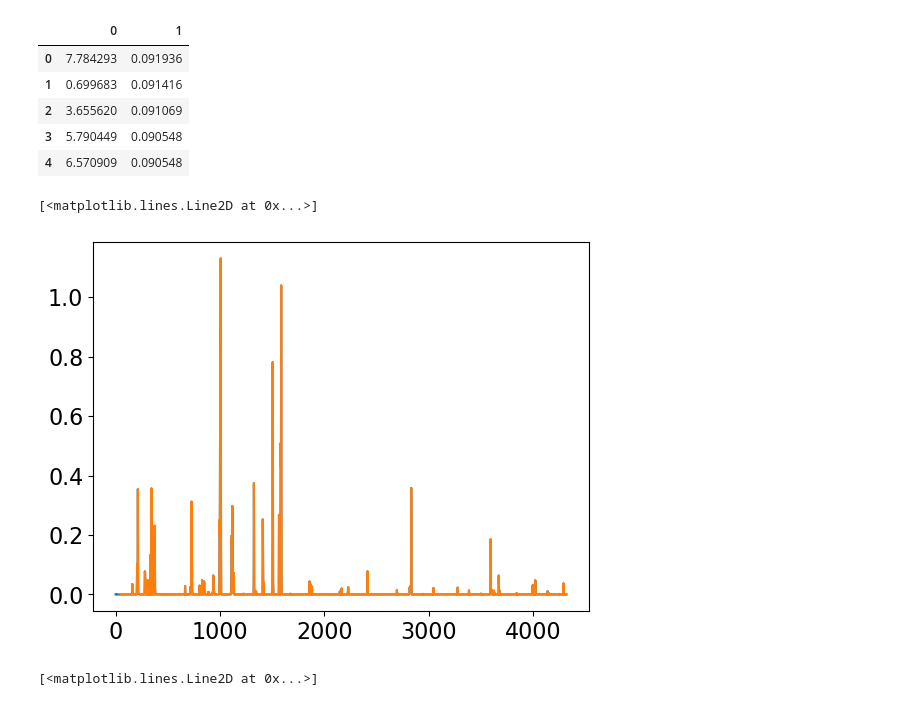
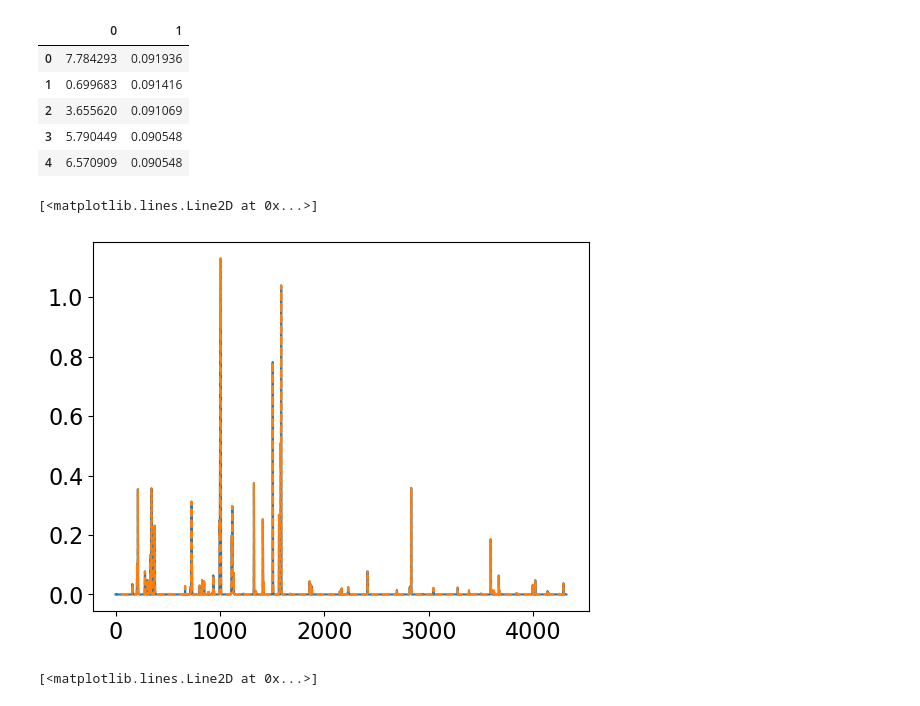
Before and after one commit to NWC-CUAHSI-Summer-Institute/cfe_py, a Jupyter notebook: function_test_ground.ipynb, the cells around one changed output. Saved outputs shown, nothing was run; the diff lists cells and outputs as text; code cells hidden in the pictures.

```diff
--- a/function_test_ground.ipynb
+++ b/function_test_ground.ipynb
@@ -432,10 +432,10 @@ testrun_torch.head()
 # %%
 import matplotlib.pyplot as plt
 plt.plot(testrun_numpy[0])
-plt.plot(testrun_numpy[0][50:])
+plt.plot(testrun_numpy[0][50:], '--')
 # %% [output]
 [<matplotlib.lines.Line2D at 0x...>]
-[figure, old version]
+[figure, new version]
 # %%
 plt.plot(testrun_numpy[0] - testrun_numpy[0][50:])
 # %% [output]
```
Also changed, not shown: 5 other files.
